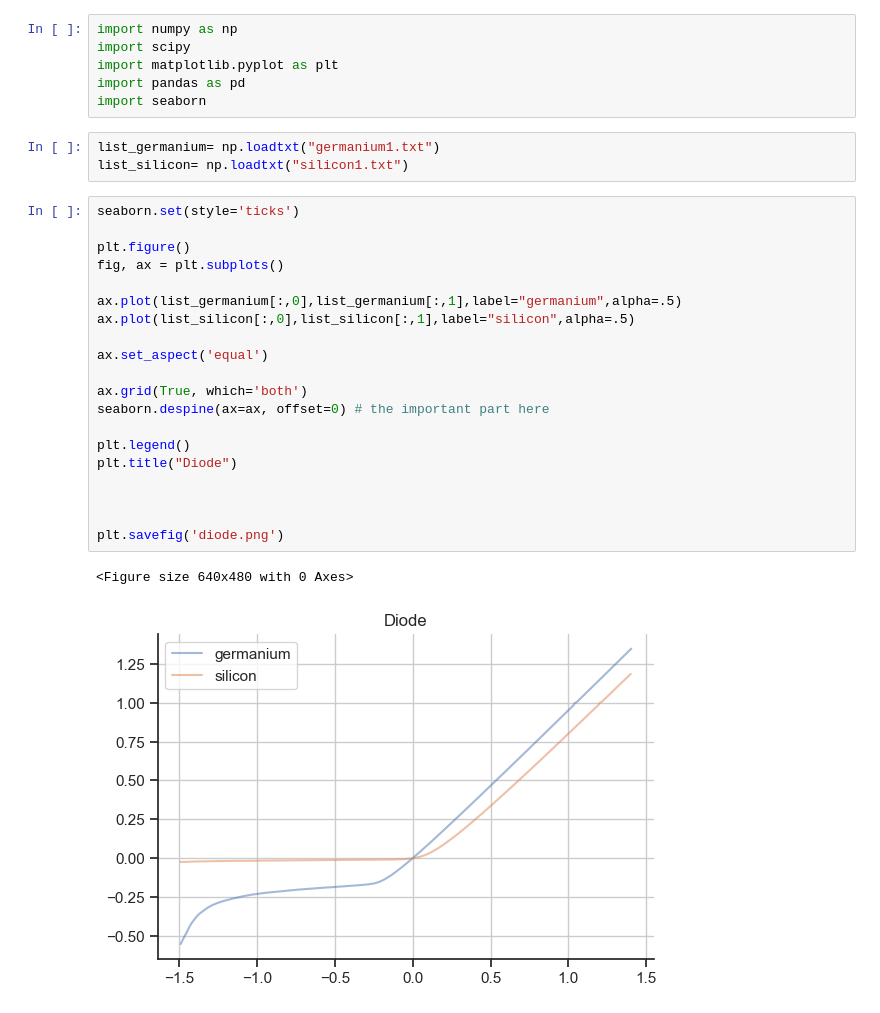
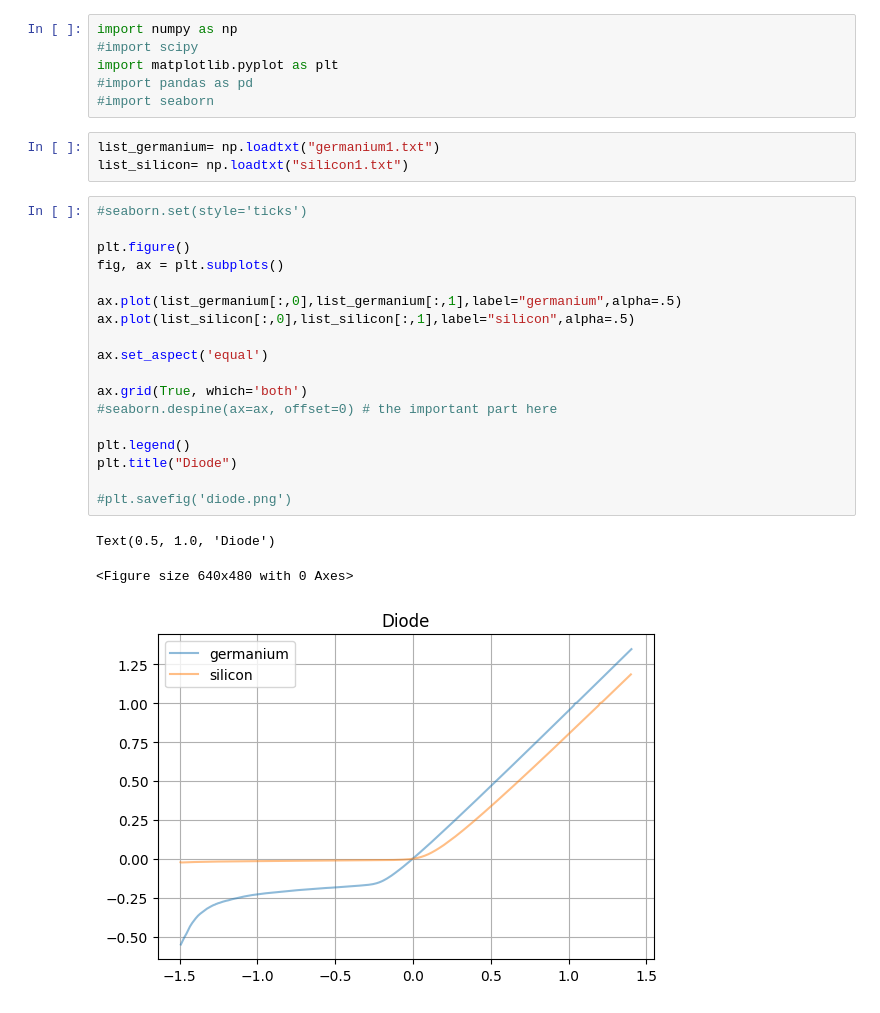
Before and after one commit to jbd7zuj/modulation-demodulation, a Jupyter notebook: modulation.ipynb, the cells around one changed output. Saved outputs shown, nothing was run; the diff lists cells and outputs as text.

```diff
--- a/modulation.ipynb
+++ b/modulation.ipynb
@@ -1,33 +1,32 @@
 # %%
 import numpy as np
-import scipy
+#import scipy
 import matplotlib.pyplot as plt
-import pandas as pd
-import seaborn
+#import pandas as pd
+#import seaborn
 # %%
 list_germanium= np.loadtxt("germanium1.txt")
 list_silicon= np.loadtxt("silicon1.txt")
 # %%
-seaborn.set(style='ticks')
+#seaborn.set(style='ticks')
 
 plt.figure()
 fig, ax = plt.subplots()
 
 ax.plot(list_germanium[:,0],list_germanium[:,1],label="germanium",alpha=.5)
 ax.plot(list_silicon[:,0],list_silicon[:,1],label="silicon",alpha=.5)
 
 ax.set_aspect('equal')
 
 ax.grid(True, which='both')
-seaborn.despine(ax=ax, offset=0) # the important part here
+#seaborn.despine(ax=ax, offset=0) # the important part here
 
 plt.legend()
 plt.title("Diode")
 
-
-
-plt.savefig('diode.png')
+#plt.savefig('diode.png')
 # %% [output]
-<Figure size 640x480 with 0 Axes>
+Text(0.5, 1.0, 'Diode')
+<Figure size 640x480 with 0 Axes>
-[figure, old version]
+[figure, new version]
 # %%
```
Also changed, not shown: parts of 3 cells of this notebook.
